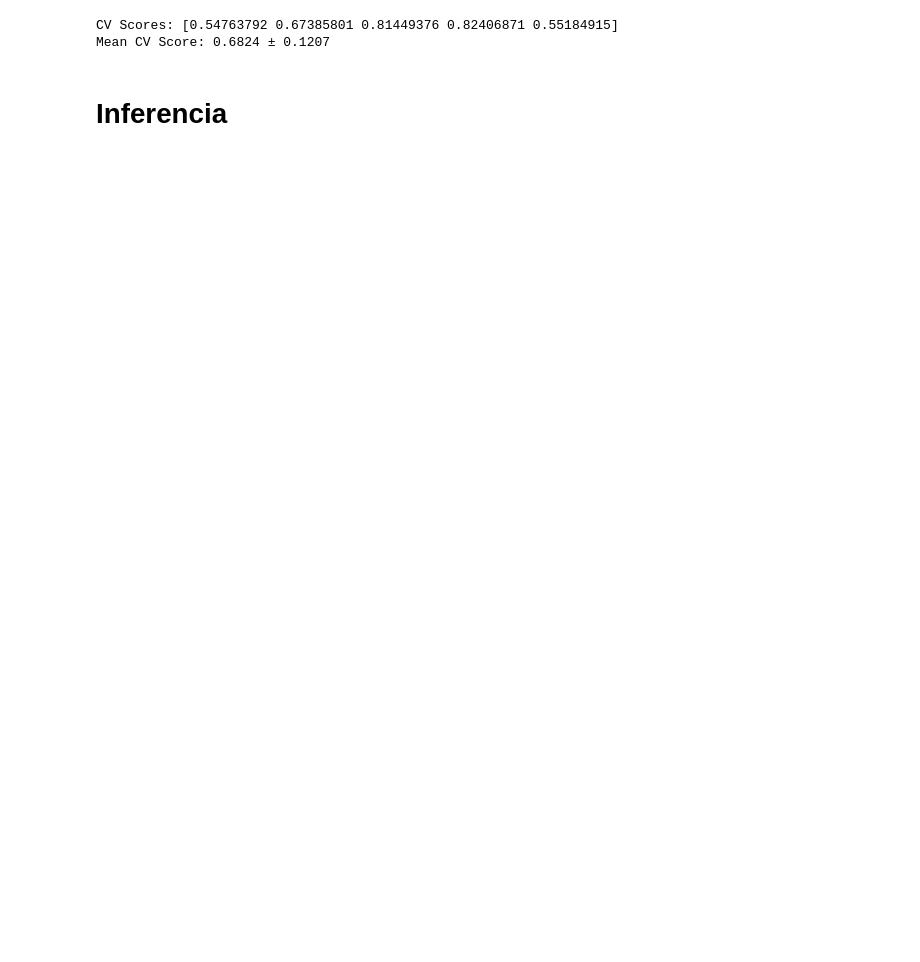
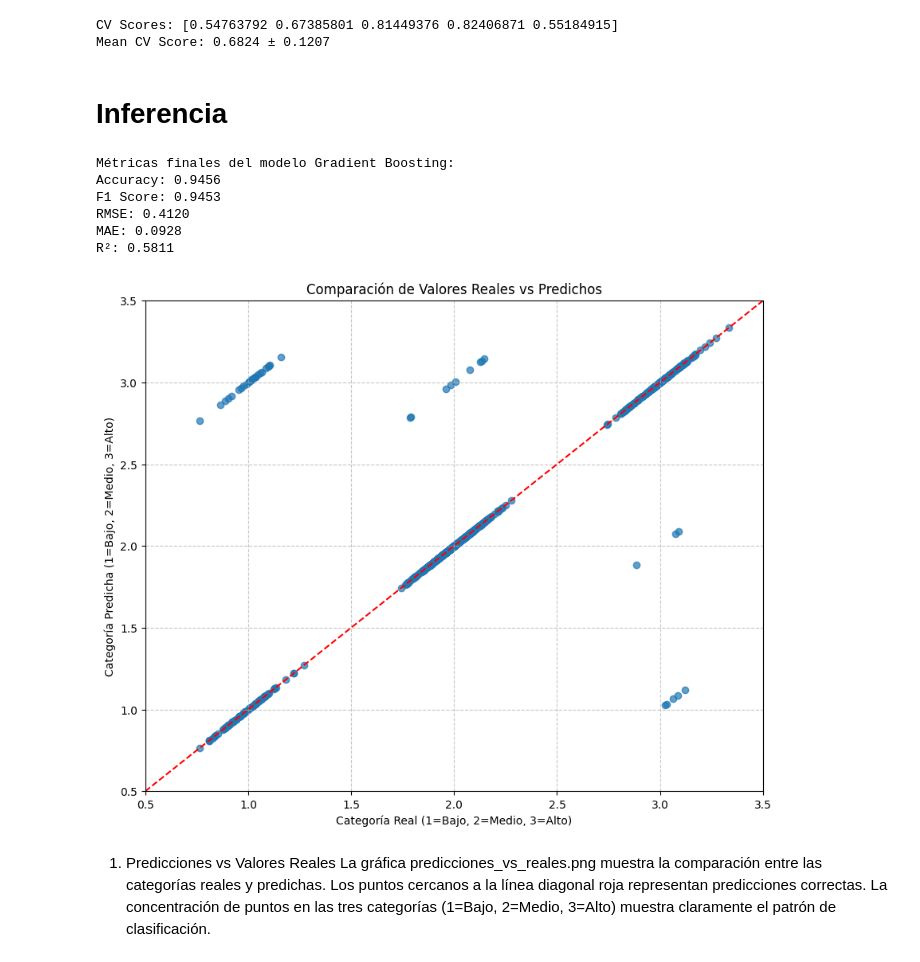
Before and after one commit to andreszaragoza/ML, a Jupyter notebook: notebooks/Procesado_cla_gradient.ipynb, the cells around one changed output. Drawn from its saved outputs; the diff is of its cells as text; code cells hidden in the pictures; blank space fills up the shorter version.

Commit message:
actualizando modelo

```diff
--- a/notebooks/Procesado_cla_gradient.ipynb
+++ b/notebooks/Procesado_cla_gradient.ipynb
@@ -555,3 +566,7 @@ GradientBoostingClassifier(random_state=42)
+# %%
+# Obtener predicciones
+y_pred = gb_clf.predict(X_test)
+y_pred_proba = gb_clf.predict_proba(X_test)
 # %% [markdown]
 ## Optimización de Hiperparámetros
 # %%
@@ -635,0 +613,60 @@ def predict_rating_category(model, scaler, label_encoder, features_dict):
+# %%
+# Calcular métricas de clasificación
+accuracy = accuracy_score(y_test, y_pred)
+f1 = f1_score(y_test, y_pred, average='weighted')
+
+# Para simular métricas de regresión (como en tu ejemplo), vamos a usar las probabilidades
+# Convertir las etiquetas codificadas a valores numéricos para simular una regresión
+# Bajo (0) -> 1, Medio (1) -> 2, Alto (2) -> 3
+y_test_numeric = y_test + 1
+y_pred_numeric = y_pred + 1
+# %%
+# Calcular métricas de regresión
+rmse = np.sqrt(mean_squared_error(y_test_numeric, y_pred_numeric))
+mae = mean_absolute_error(y_test_numeric, y_pred_numeric)
+r2 = r2_score(y_test_numeric, y_pred_numeric)
+
+print("Métricas finales del modelo Gradient Boosting:")
+print(f"Accuracy: {accuracy:.4f}")
+print(f"F1 Score: {f1:.4f}")
+print(f"RMSE: {rmse:.4f}")
+print(f"MAE: {mae:.4f}")
+print(f"R²: {r2:.4f}")
+# %% [output]
+Métricas finales del modelo Gradient Boosting:
+Accuracy: 0.9456
+F1 Score: 0.9453
+RMSE: 0.4120
+MAE: 0.0928
+R²: 0.5811
+# %%
+# 1. Visualizar predicciones vs valores reales (adaptado para clasificación)
+plt.figure(figsize=(10, 8))
+
+# Añadir un poco de ruido para visualizar mejor los puntos
+jitter = np.random.normal(0, 0.1, size=len(y_test_numeric))
+y_test_jitter = y_test_numeric + jitter
+y_pred_jitter = y_pred_numeric + jitter
+
+# Graficar puntos
+plt.scatter(y_test_jitter, y_pred_jitter, alpha=0.7)
+
+# Línea de referencia (predicción perfecta)
+plt.plot([0.5, 3.5], [0.5, 3.5], 'r--')
+
+# Etiquetas y título
+plt.xlabel('Categoría Real (1=Bajo, 2=Medio, 3=Alto)')
+plt.ylabel('Categoría Predicha (1=Bajo, 2=Medio, 3=Alto)')
+plt.title('Comparación de Valores Reales vs Predichos')
+
+# Ajustar ejes
+plt.xlim(0.5, 3.5)
+plt.ylim(0.5, 3.5)
+
+# Añadir grid
+plt.grid(True, linestyle='--', alpha=0.7)
+# %% [output]
+[figure, added]
+# %% [markdown]
+1. Predicciones vs Valores Reales
+La gráfica predicciones_vs_reales.png muestra la comparación entre las categorías reales y predichas. Los puntos cercanos a la línea diagonal roja representan predicciones correctas. La concentración de puntos en las tres categorías (1=Bajo, 2=Medio, 3=Alto) muestra claramente el patrón de clasificación.
```
Also changed, not shown: parts of 5 cells of this notebook, 5 other files.
